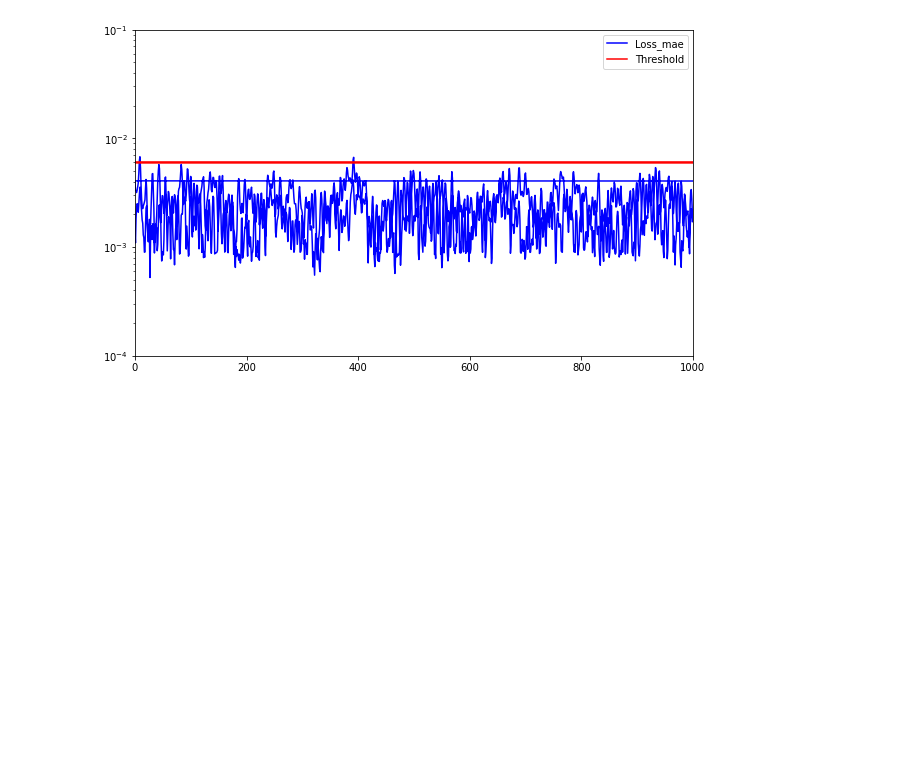
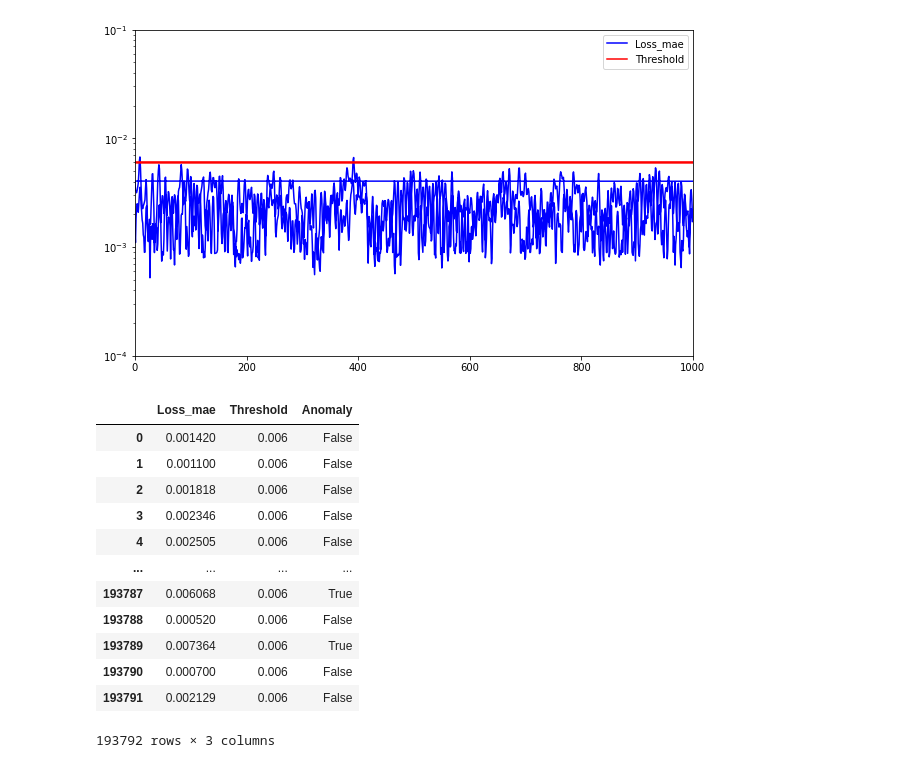
Before and after one commit to lestercardoz11/fault-detection-for-predictive-maintenance-in-industry-4.0, a Jupyter notebook: [2x2]/Autoencoder/Autoencoder (IR - 0.007).ipynb, the cells around one changed output. Drawn from its saved outputs; the diff is of its cells as text; code cells hidden in the pictures; blank space fills up the shorter version.

Commit message:
Autoencoder [Anomaly]

```diff
--- a/[2x2]/Autoencoder/Autoencoder (IR - 0.007).ipynb
+++ b/[2x2]/Autoencoder/Autoencoder (IR - 0.007).ipynb
@@ -170,3 +170,19 @@ scored.plot(logy=True,  figsize = (10,6), xlim =[0,1000], ylim = [1e-4,1e-1], co
 # %% [output]
 <matplotlib.axes._subplots.AxesSubplot at 0x...>
 [figure]
+# %%
+scored_train
+# %% [output]
+|  | Loss_mae | Threshold | Anomaly |
+| 0 | 0.001420 | 0.006 | False |
+| 1 | 0.001100 | 0.006 | False |
+| 2 | 0.001818 | 0.006 | False |
+| 3 | 0.002346 | 0.006 | False |
+| 4 | 0.002505 | 0.006 | False |
+| ... | ... | ... | ... |
+| 193787 | 0.006068 | 0.006 | True |
+| 193788 | 0.000520 | 0.006 | False |
+| 193789 | 0.007364 | 0.006 | True |
+| 193790 | 0.000700 | 0.006 | False |
+| 193791 | 0.002129 | 0.006 | False |
+193792 rows × 3 columns
```
Also changed, not shown: parts of 6 cells of this notebook, 3 other files.
